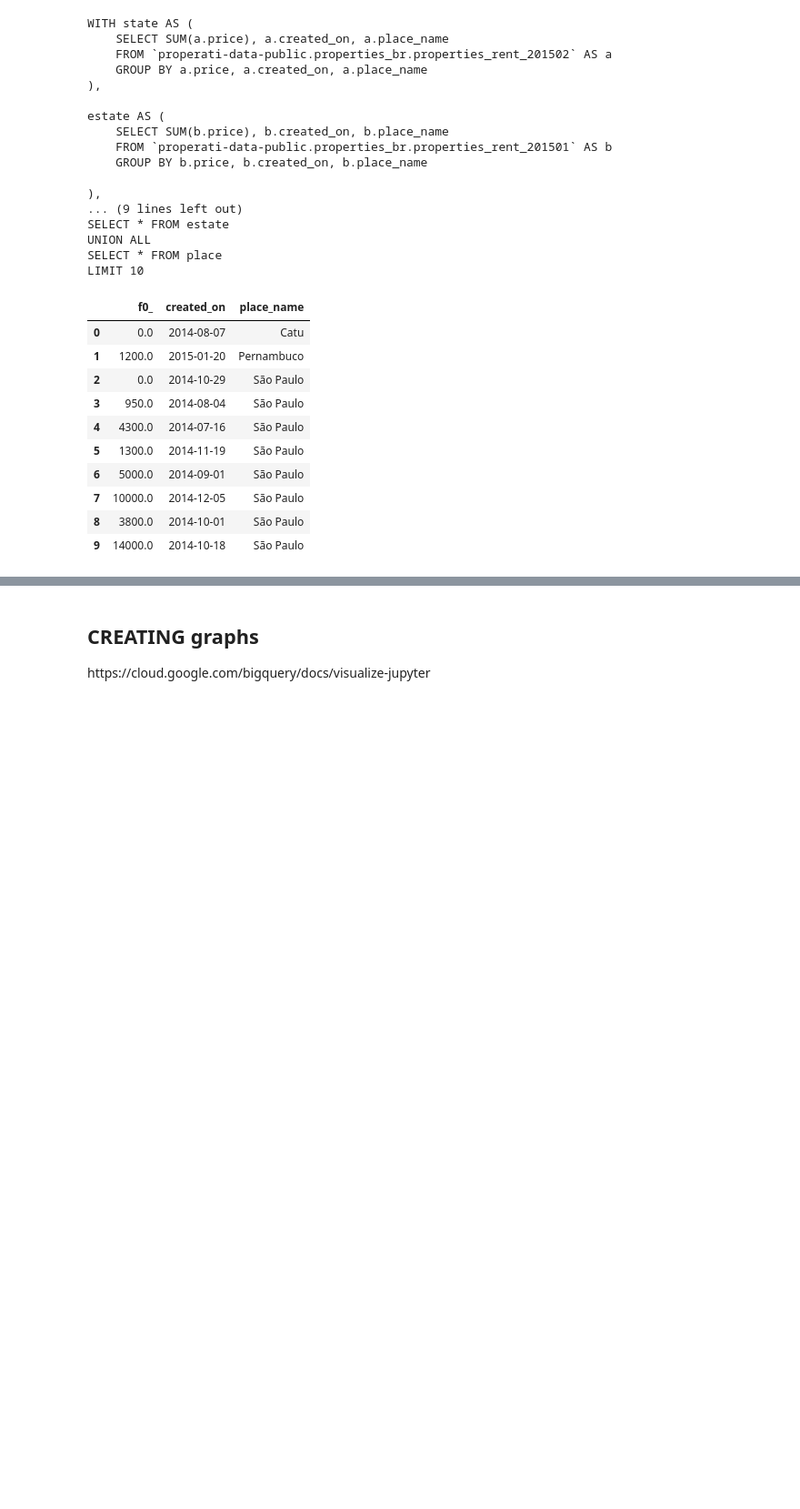
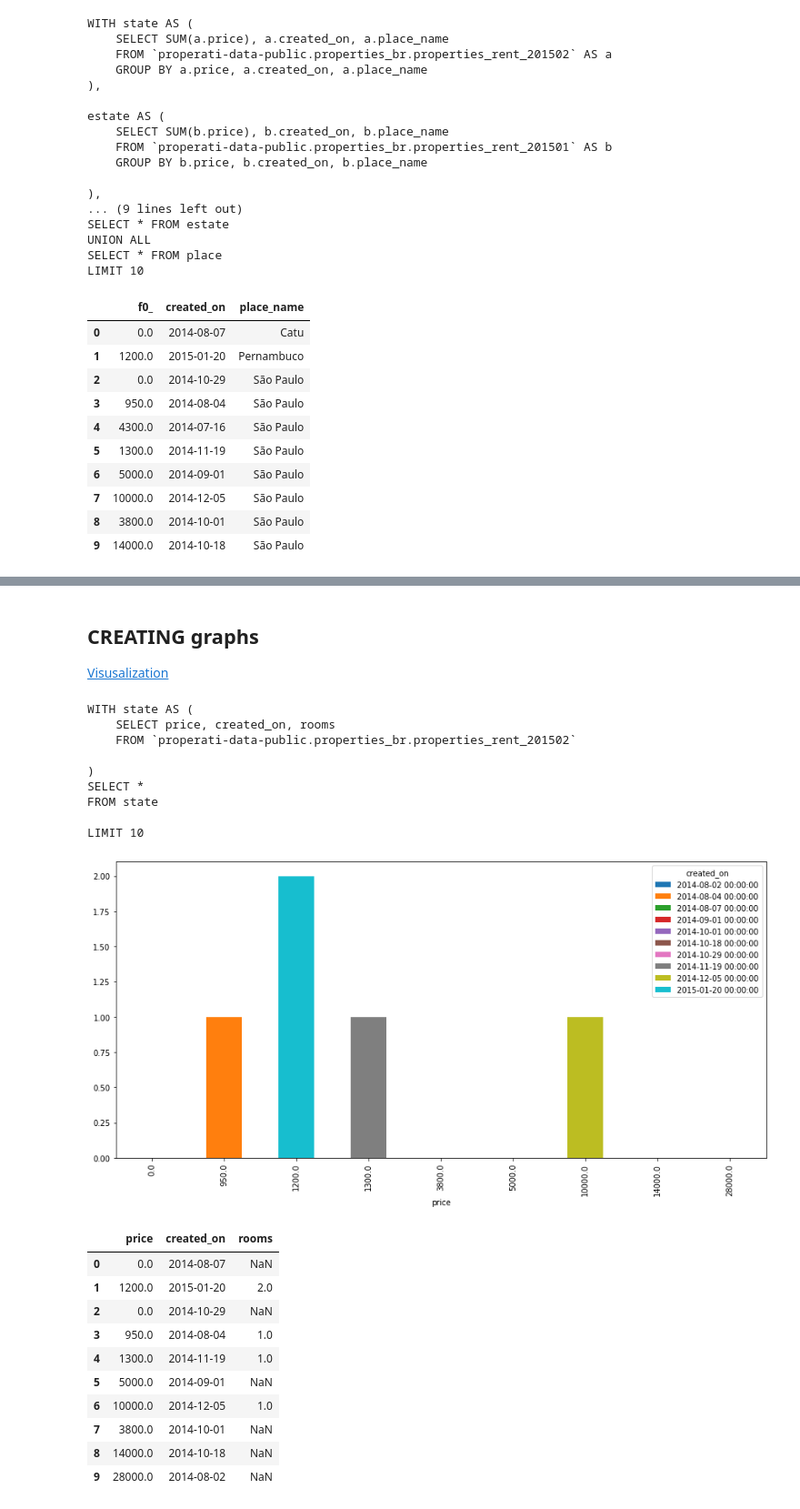
Before and after one commit to bornsky/RealEstate_SQL, a Jupyter notebook: SQL_BQ.ipynb, the cells around one changed output, grey strips where cells are left out. Shown at 91% size. Saved outputs shown, nothing was run; the diff lists cells and outputs as text; code cells hidden in the pictures; blank space fills up the shorter version.

Commit message:
added UdF and visuals

```diff
--- a/SQL_BQ.ipynb
+++ b/SQL_BQ.ipynb
@@ -855,3 +912,53 @@ AttributeError: 'NoneType' object has no attribute 'path'
 # %% [markdown]
 <h2>CREATING graphs</h2>
-https://cloud.google.com/bigquery/docs/visualize-jupyter
+
+<p style="color:black;"><a href="https://cloud.google.com/bigquery/docs/visualize-jupyter">Visusalization</a></p>
+# %%
+query = """
+
+WITH state AS (
+    SELECT price, created_on, rooms
+    FROM `properati-data-public.properties_br.properties_rent_201502`
+)
+SELECT *
+FROM state
+
+LIMIT 10
+""".format(process_date_no_dash)
+
+# Run a Standard SQL query using the environment's default project
+df = pandas.read_gbq(query, dialect='standard')
+
+# Run a Standard SQL query with the project set explicitly
+df = pandas.read_gbq(query, project_id=project_id, dialect='standard')
+
+print(query)
+
+soome = df.pivot(index="price", columns="created_on", values="rooms")
+soome.plot(kind="bar", stacked=True, figsize=(15, 7))
+
+plt.show()
+
+df.head(10)
+# %% [output]
+WITH state AS (
+    SELECT price, created_on, rooms
+    FROM `properati-data-public.properties_br.properties_rent_201502`
+
+)
+SELECT *
+FROM state
+
+LIMIT 10
+[figure, added]
+|  | price | created_on | rooms |
+| 0 | 0.0 | 2014-08-07 | NaN |
+| 1 | 1200.0 | 2015-01-20 | 2.0 |
+| 2 | 0.0 | 2014-10-29 | NaN |
+| 3 | 950.0 | 2014-08-04 | 1.0 |
+| 4 | 1300.0 | 2014-11-19 | 1.0 |
+| 5 | 5000.0 | 2014-09-01 | NaN |
+| 6 | 10000.0 | 2014-12-05 | 1.0 |
+| 7 | 3800.0 | 2014-10-01 | NaN |
+| 8 | 14000.0 | 2014-10-18 | NaN |
+| 9 | 28000.0 | 2014-08-02 | NaN |
```
Also changed, not shown: parts of 7 cells of this notebook.
